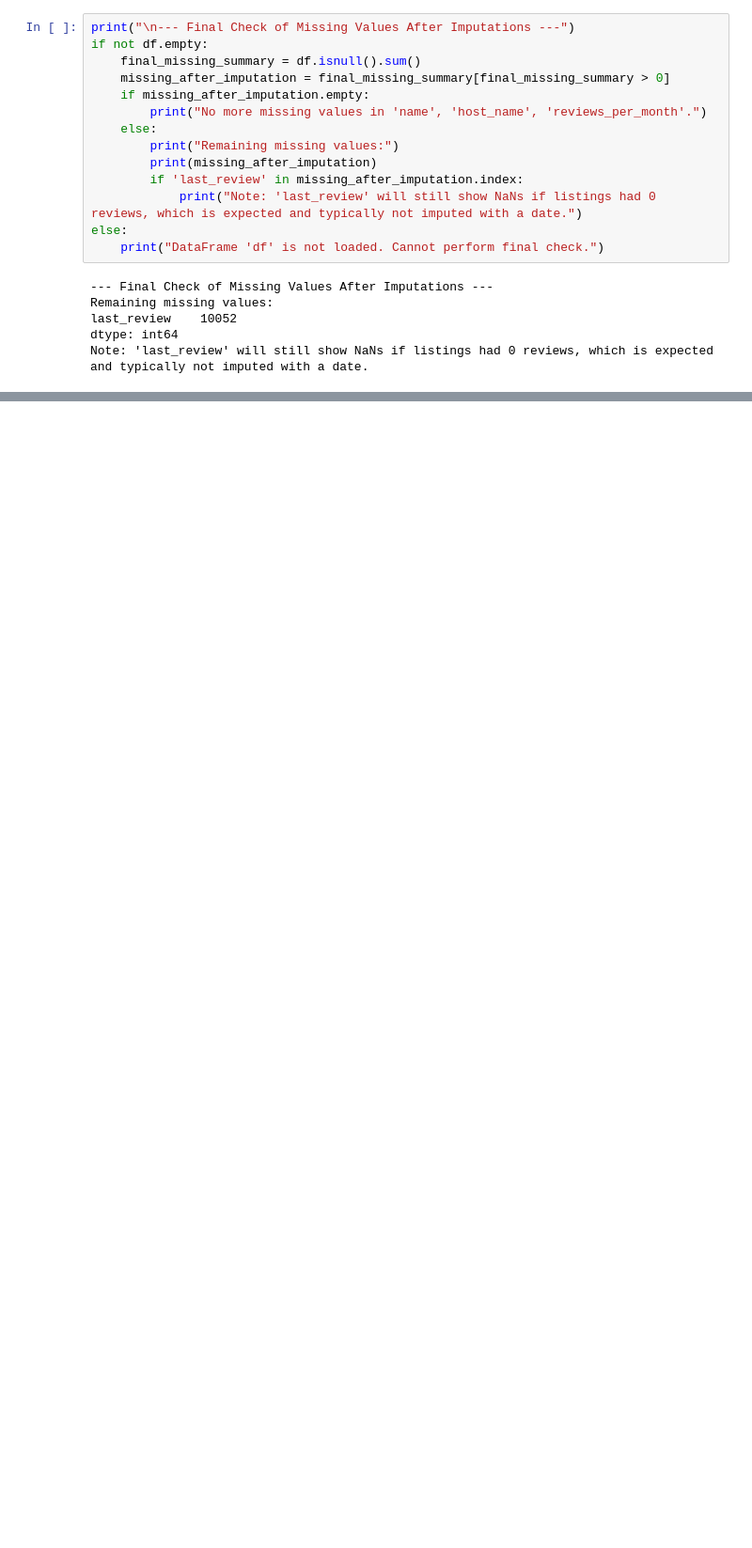
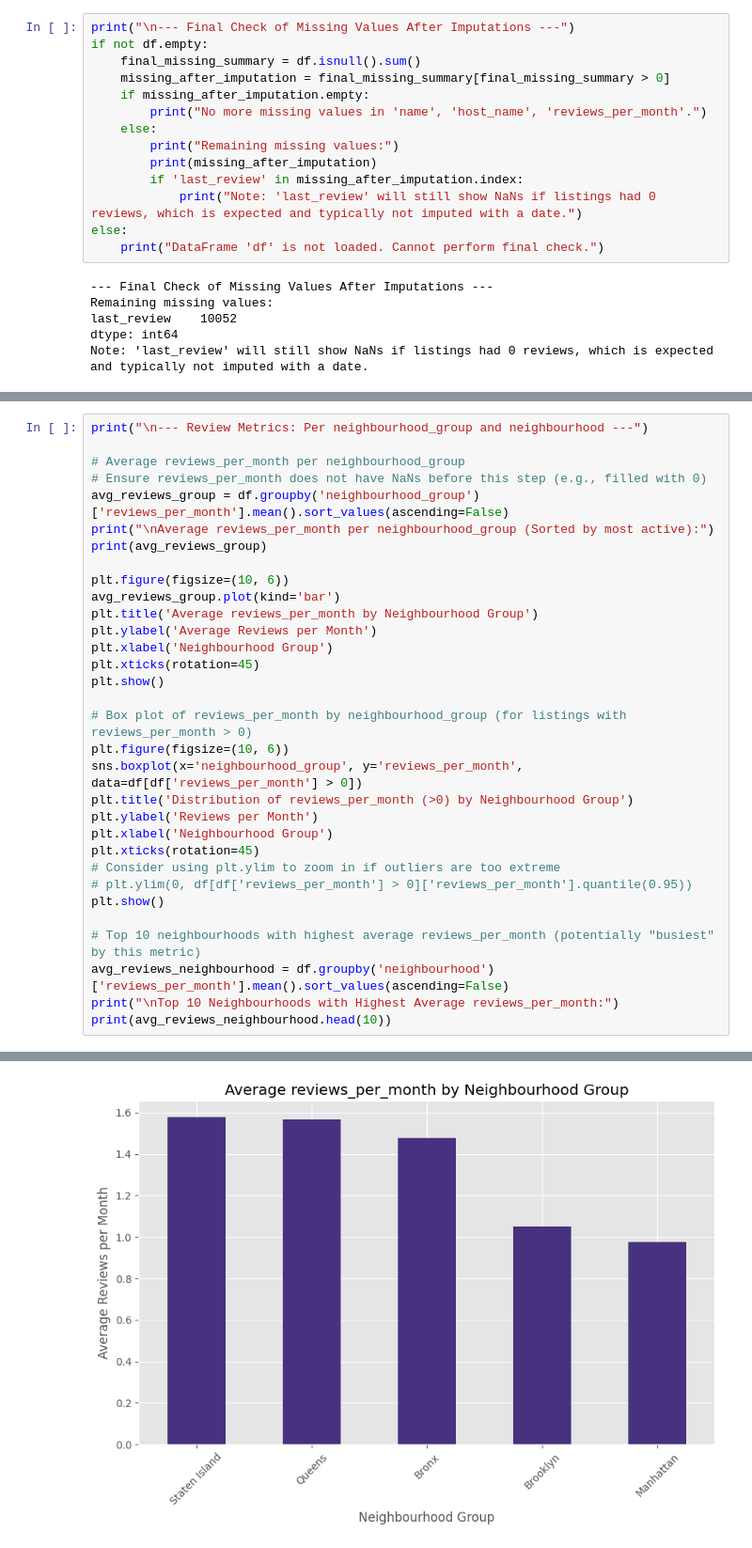
Before and after one commit to tm3-machine-learning/airbnb, a Jupyter notebook: mchandler_analysis/airbnb_analysis.ipynb, the cells around one changed output, grey strips where cells are left out. Shown at 94% size. Drawn from its saved outputs; the diff is of its cells as text; blank space fills up the shorter version.

```diff
--- a/mchandler_analysis/airbnb_analysis.ipynb
+++ b/mchandler_analysis/airbnb_analysis.ipynb
@@ -235,0 +403,33 @@ Note: 'last_review' will still show NaNs if listings had 0 reviews, which is exp
+# %%
+print("\n--- Review Metrics: Per neighbourhood_group and neighbourhood ---")
+
+# Average reviews_per_month per neighbourhood_group
+# Ensure reviews_per_month does not have NaNs before this step (e.g., filled with 0)
+avg_reviews_group = df.groupby('neighbourhood_group')['reviews_per_month'].mean().sort_values(ascending=False)
+print("\nAverage reviews_per_month per neighbourhood_group (Sorted by most active):")
+print(avg_reviews_group)
+
+plt.figure(figsize=(10, 6))
+avg_reviews_group.plot(kind='bar')
+plt.title('Average reviews_per_month by Neighbourhood Group')
+plt.ylabel('Average Reviews per Month')
+plt.xlabel('Neighbourhood Group')
+plt.xticks(rotation=45)
+plt.show()
+
+# Box plot of reviews_per_month by neighbourhood_group (for listings with reviews_per_month > 0)
+plt.figure(figsize=(10, 6))
+sns.boxplot(x='neighbourhood_group', y='reviews_per_month', data=df[df['reviews_per_month'] > 0])
+plt.title('Distribution of reviews_per_month (>0) by Neighbourhood Group')
+plt.ylabel('Reviews per Month')
+plt.xlabel('Neighbourhood Group')
+plt.xticks(rotation=45)
+# Consider using plt.ylim to zoom in if outliers are too extreme
+# plt.ylim(0, df[df['reviews_per_month'] > 0]['reviews_per_month'].quantile(0.95))
+plt.show()
+
+# Top 10 neighbourhoods with highest average reviews_per_month (potentially "busiest" by this metric)
+avg_reviews_neighbourhood = df.groupby('neighbourhood')['reviews_per_month'].mean().sort_values(ascending=False)
+print("\nTop 10 Neighbourhoods with Highest Average reviews_per_month:")
+print(avg_reviews_neighbourhood.head(10))
+# %% [output]
@@ -235,0 +446 @@ Note: 'last_review' will still show NaNs if listings had 0 reviews, which is exp
+[figure, added]
```
Also changed, not shown: parts of 25 cells of this notebook.
